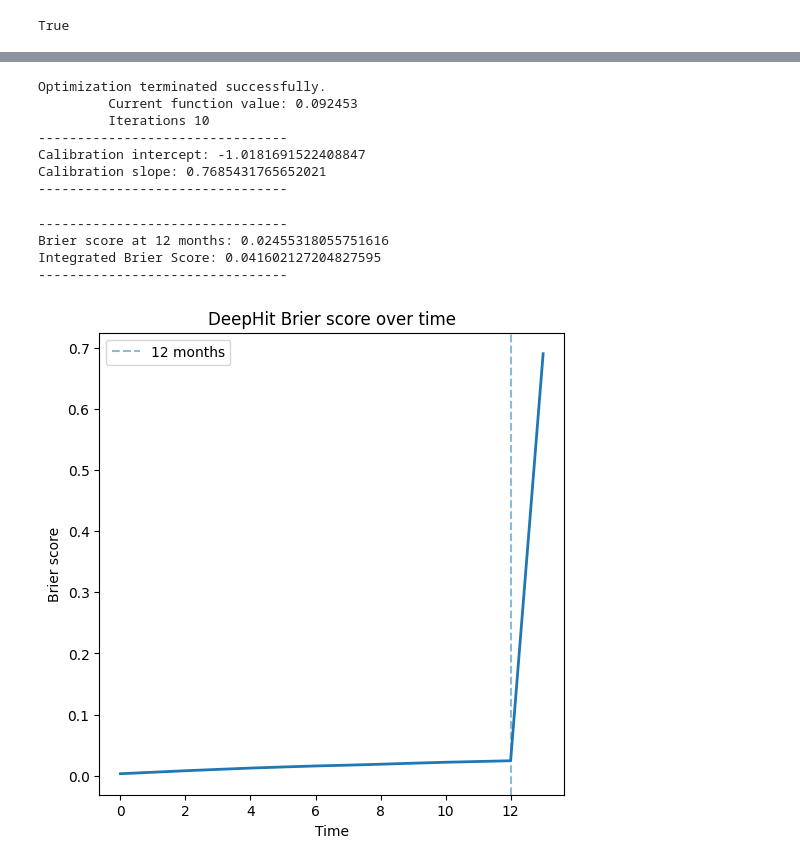
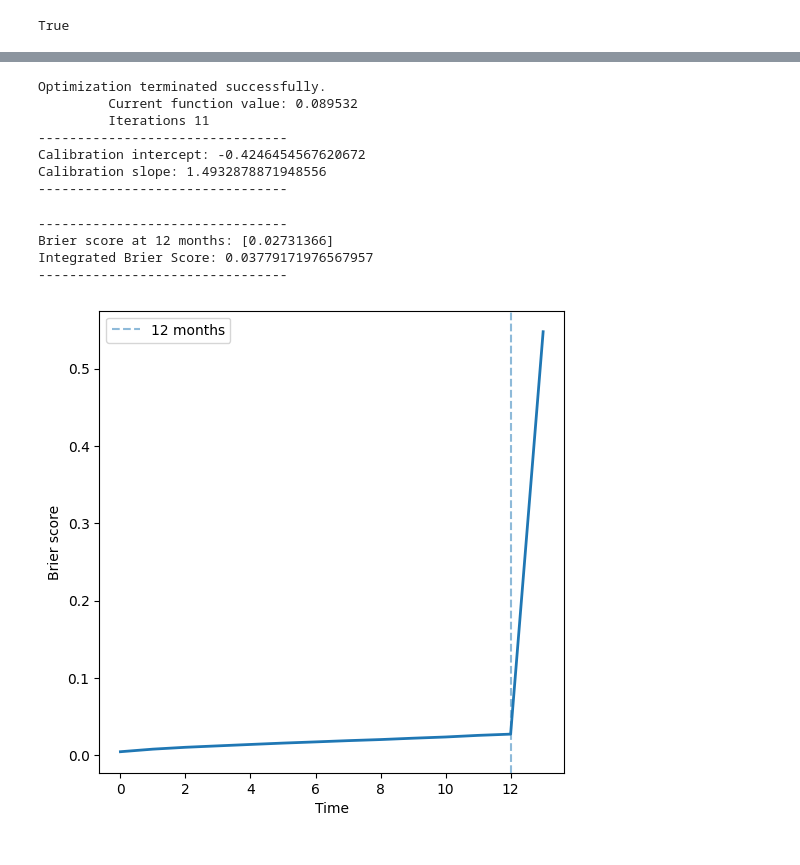
Before and after one commit to MehdiManshadi/DeepHit_updated, a Jupyter notebook: RunMe.ipynb, the cells around one changed output, grey strips where cells are left out. Saved outputs shown, nothing was run; the diff lists cells and outputs as text; code cells hidden in the pictures.

```diff
--- a/RunMe.ipynb
+++ b/RunMe.ipynb
@@ -157,12 +117,21 @@ Fold 5 C-index: 0.812 (competing event: 0.878)
 # %%
 # Final traing of the model after cross-validation, with the best hyperparameters, on the entire dataset
-model = DeepHitPlus(
+'''model = DeepHitPlus(
     num_event=num_Event,
     num_bins=num_bins,
     shared_layers=(30, 15, 5),
     MR_layers=[5, 10],
     CR_layers=(5, 10),
     dropout=0.25
+)'''
+num_bins = mask2.shape[1]   # T (time bins)
+model = DeepHitPlus(
+    num_event=num_Event,
+    num_bins=num_bins,
+    shared_layers=(32, 16),
+    MR_layers=[10, 10],
+    CR_layers=(5, 10),
+    dropout=0.1
 )
 
 model = TrainDeepHit(model, data, mask1, mask2, time, label,
@@ -195,7 +162,7 @@ def permutation_feature_importance(
     time_val,
     label_val,
     eval_horizon,
-    n_repeats=5
+    n_repeats=50
 ):
     """
     Permutation feature importance using drop in C-index.
@@ -235,17 +202,20 @@ pfi = permutation_feature_importance(
     time_val=va_time,
     label_val=va_label,
     eval_horizon=eval_horizon,
-    n_repeats=3
+    n_repeats=50
 )
 
 print("PFI shape:", pfi.shape)  # (num_Event, num_features)
 
+
 # Top 10 features per event
 for k in range(num_Event):
     top_idx = np.argsort(-pfi[k])[:10]
+
     print(f"\nTop features for event {k+1}:")
-    print(top_idx)
-    print(pfi[k, top_idx])
+
+    for i in top_idx:
+        print(f"{feature_names[i]}: {pfi[k, i]:.3f}")
 # %% [output]
 PFI done for feature 0/88
 PFI done for feature 10/88
@@ -325,7 +307,6 @@ def bootstrap_cindex_at_time(
 
     return baseline, ci_lower, ci_upper, bootstrap_scores
 # %%
-
 path = np.array([
     data_dir / "Region_Uppsala_Örebro_model_data_binary.csv",
     data_dir / "Region_Väst_model_data_binary.csv",
@@ -343,7 +324,7 @@ Region_names = {
 
 for i in range(len(path)):
 
-    x_dim, (data, time, label), (mask1, mask2) = impt.import_dataset(path[i],time_scale=1.2)
+    x_dim, (data, time, label), (mask1, mask2), feature_names = impt.import_dataset(path[i],time_scale=1.2)
 
     num_Category = mask2.shape[1]   # T (time bins)
     eval_time = [12]
@@ -365,7 +346,7 @@ for i in range(len(path)):
     time,
     label,
     eval_horizon,
-    n_bootstrap=5,
+    n_bootstrap=3,
     seed=42
 )
 
@@ -417,7 +398,7 @@ from lifelines import AalenJohansenFitter
 data_dir = Path(os.getenv("DATA_DIR"))
 path = data_dir / "Region_sthlm_Gotland_model_data_binary.csv"
 
-x_dim, (data, time, label), (mask1, mask2) = impt.import_dataset(path,time_scale=1.2)
+x_dim, (data, time, label), (mask1, mask2), feature_names = impt.import_dataset(path,time_scale=1.2)
 
 # Normalize age and log-transform certain features
 data[:, 0] = (data[:, 0] - data[:, 0].mean()) / data[:, 0].std()
@@ -456,7 +437,7 @@ mace_index = 0
 
 # Sum probabilities up to 12-month horizon
 risk_1yr = np.sum(
-    pred[:, mace_index, :eval_time],
+    pred[:, mace_index, :eval_time[0]],
     axis=1
 )
 
@@ -484,7 +465,7 @@ eval_df = pd.DataFrame({
 
 eval_df["risk_decile"] = pd.qcut(
     eval_df["risk_1yr"],
-    q=15,
+    q=10,
     labels=False,
     duplicates="drop"
 )
@@ -516,7 +497,7 @@ for decile, group in eval_df.groupby("risk_decile"):
     cif = aj.cumulative_density_
 
     # CIF at 12 months
-    available_times = cif.index[cif.index <= eval_time]
+    available_times = cif.index[cif.index <= eval_time[0]]
 
 
     if len(available_times) > 0:
@@ -629,7 +610,7 @@ eval_df["logit_predicted_risk"] = np.log(
 # MACE happened AND occurred before/equal to 12 months
 eval_df["MACE_1yr"] = (
     (eval_df["event"] == 1) &
-    (eval_df["time"] <= eval_time)
+    (eval_df["time"] <= eval_time[0])
 ).astype(int)
 
 
@@ -672,11 +653,11 @@ print("Calibration slope:",
 print("--------------------------------")
 # %% [output]
 Optimization terminated successfully.
-         Current function value: 0.092453
-         Iterations 10
+         Current function value: 0.089532
+         Iterations 11
 --------------------------------
-Calibration intercept: -1.0181691522408847
-Calibration slope: 0.7685431765652021
+Calibration intercept: -0.4246454567620672
+Calibration slope: 1.4932878871948556
 --------------------------------
 # %%
 # ==================================================
@@ -783,39 +764,36 @@ print("--------------------------------")
 # ==================================================
 # 7. Plot Brier score over time
 # ==================================================
 
 plt.figure(figsize=(6,6))
 
 plt.plot(
     time_grid,
     brier_scores,
     linewidth=2
 )
 
 plt.axvline(
     eval_time,
     linestyle="--",
     alpha=0.5,
     label="12 months"
 )
 
 
 plt.xlabel("Time")
 plt.ylabel("Brier score")
 
-plt.title(
-    "DeepHit Brier score over time"
-)
 
 plt.legend()
 
 plt.show()
 # %% [output]
 --------------------------------
-Brier score at 12 months: 0.02455318055751616
-Integrated Brier Score: 0.041602127204827595
+Brier score at 12 months: [0.02731366]
+Integrated Brier Score: 0.03779171976567957
 --------------------------------
-[figure, old version]
+[figure, new version]
 # %%
 # ==================================================
 # 1. Define observed 1-year MACE outcome
```
Also changed, not shown: parts of 12 cells of this notebook, 2 other files.
